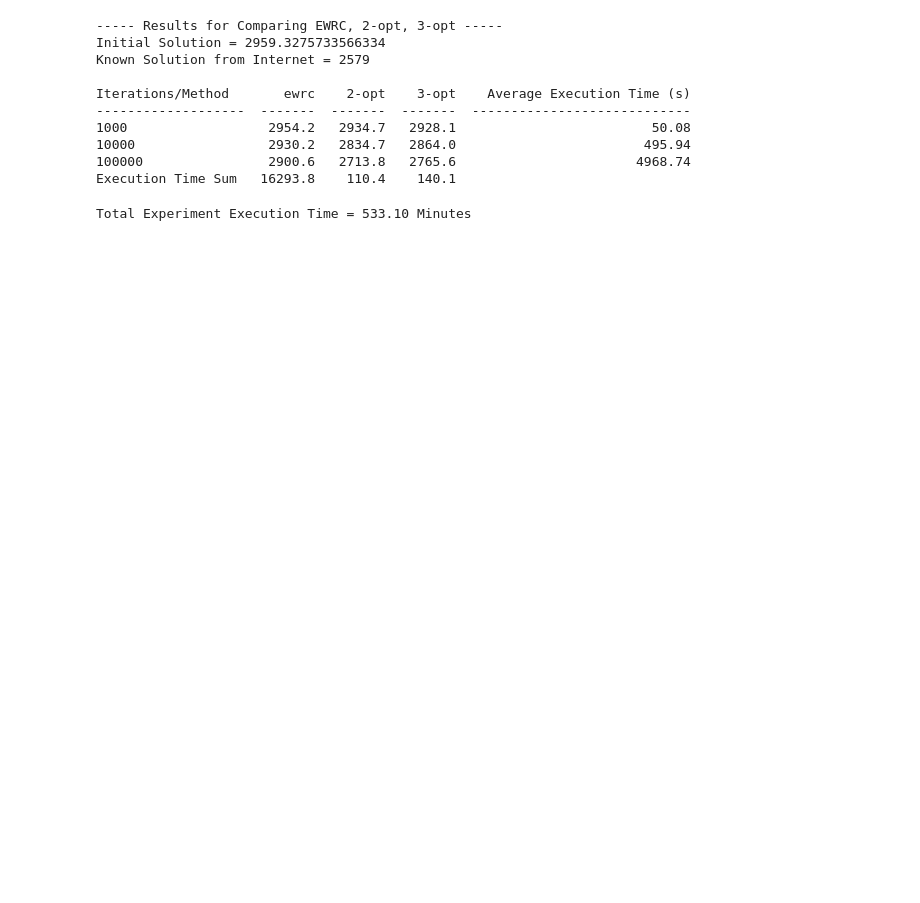
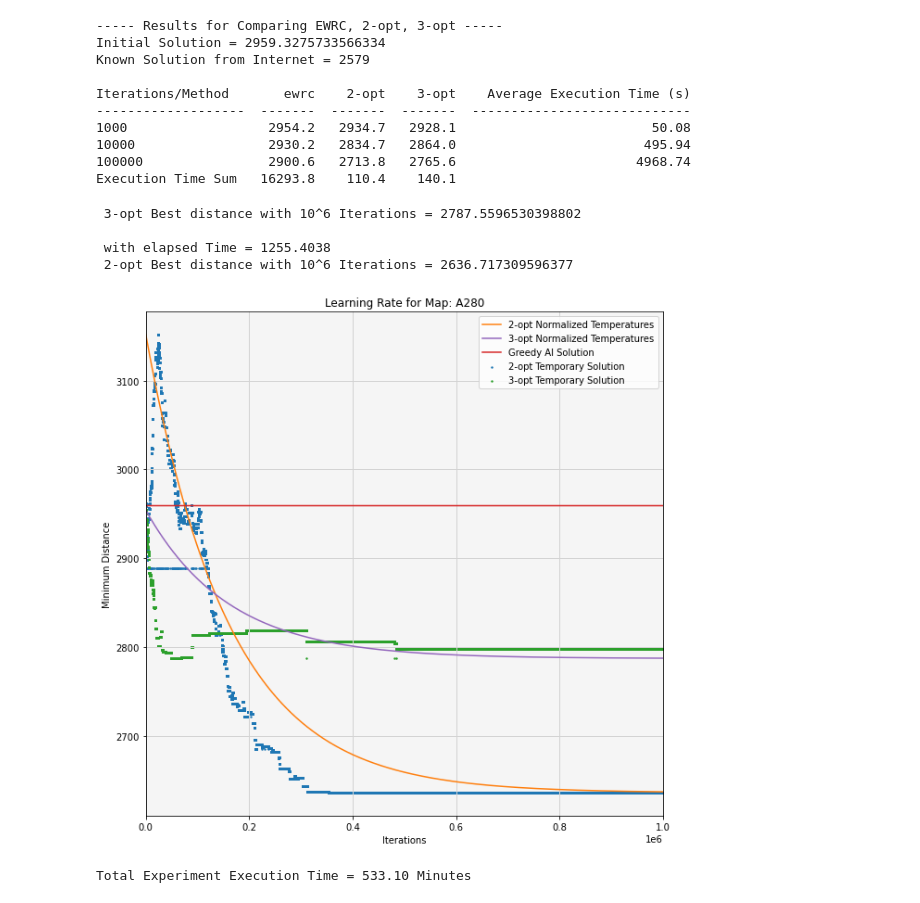
Before and after one commit to ithakis/Stochastic-Simulation-Assignment-3, a Jupyter notebook: Alexander.ipynb, the cells around one changed output. Cells and saved outputs as stored; diff of their text form; code cells hidden in the pictures; blank space fills up the shorter version.

```diff
--- a/Alexander.ipynb
+++ b/Alexander.ipynb
@@ -1194,6 +1385,49 @@ Iterations/Method       ewrc    2-opt    3-opt    Average Execution Time (s)
 10000                 2930.2   2834.7   2864.0                        495.94
 100000                2900.6   2713.8   2765.6                       4968.74
 Execution Time Sum   16293.8    110.4    140.1
+# %%
+t = 5
+I = 10**6
+ALPHA_T=np.power((0.01/t), 1/I)
+
+st = time.perf_counter()
+bestDistanceTTT3, bestSequenceTTT3, mDTTT3, temperaturesListTTT3 = \
+        simulatedAnnealing(np.array(map, copy=True), startingSity=96, print_stats=False, IS=copy.deepcopy(initSTT), ITERATIONS=I, ALPHA=ALPHA_T, T_input=t, method='3-opt')
+print(f' 3-opt Best distance with 10^6 Iterations = {bestDistanceTTT3:.2f}')
+print(f'\n with elapsed Time = {time.perf_counter() - st:.2f}')
+
+st = time.perf_counter()
+bestDistanceTTT2, bestSequenceTTT2, mDTTT2, temperaturesListTTT2 = \
+        simulatedAnnealing(np.array(map, copy=True), startingSity=96, print_stats=False, IS=copy.deepcopy(initSTT), ITERATIONS=I, ALPHA=ALPHA_T, T_input=t, method='2-opt')
+print(f' 2-opt Best distance with 10^6 Iterations = {bestDistanceTTT2:.2f}')
+print(f'\n with elapsed Time = {time.perf_counter() - st:.2f}')
+# %% [output]
+ 3-opt Best distance with 10^6 Iterations = 2787.5596530398802
+
+ with elapsed Time = 1255.4038
+ 2-opt Best distance with 10^6 Iterations = 2636.717309596377
+# %%
+""" Testing Simulated Annealing - 2-opt vs 3-opt """
+name = "A280"
+
+ax = ody.plot()
+ax.set_title("Learning Rate for Map: " + name + "3opt vs 2opt")
+"""2-opt"""
+ax.scatter([_ for _ in range(mDTTT2.shape[0])], mDTTT2, label="2-opt Temporary Solution", s=2, color='tab:blue')
+ax.plot([_ for _ in range(mDTTT2.shape[0])], temperaturesListTTT2, label="2-opt Normalized Temperatures", color='tab:orange')
+"""3-opt"""
+ax.scatter([_ for _ in range(mDTTT3.shape[0])], mDTTT3, label="3-opt Temporary Solution", s=2, color='tab:green')
+ax.plot([_ for _ in range(mDTTT3.shape[0])], temperaturesListTTT3, label="3-opt Normalized Temperatures", color='tab:purple')
+"""Greedy AI"""
+ax.plot([_ for _ in range(mDTTT2.shape[0])], [I_mDLTT[-1] for _ in range(mDTTT2.shape[0])], label="Greedy AI Solution", color='tab:red')
+
+
+ax.set_xlim(0, mDTTT2.shape[0])
+plt.xlabel('Iterations')   ;   plt.ylabel('Minimum Distance')
+plt.legend(loc='upper right')
+plt.show()
+# %% [output]
+[figure, added]
 # %%
 print(f"Total Experiment Execution Time = {(time.time() - EXPERIMENT_STARTING_TIME)/60:.2f} Minutes")
 # %% [output]
```
Also changed, not shown: parts of 29 cells of this notebook.
